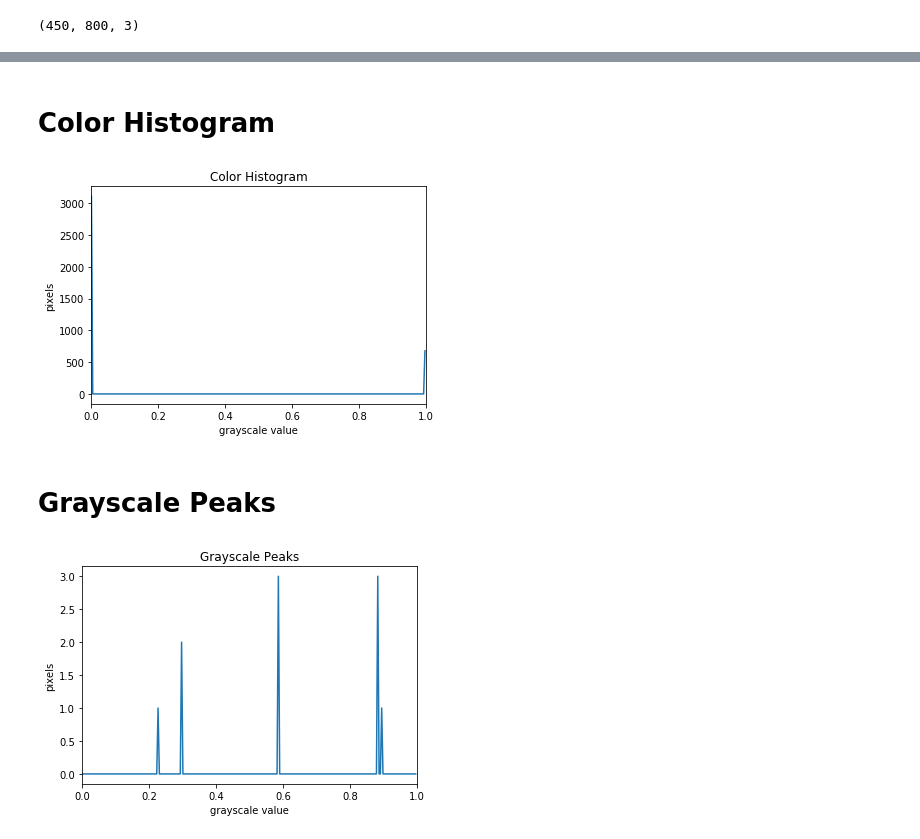
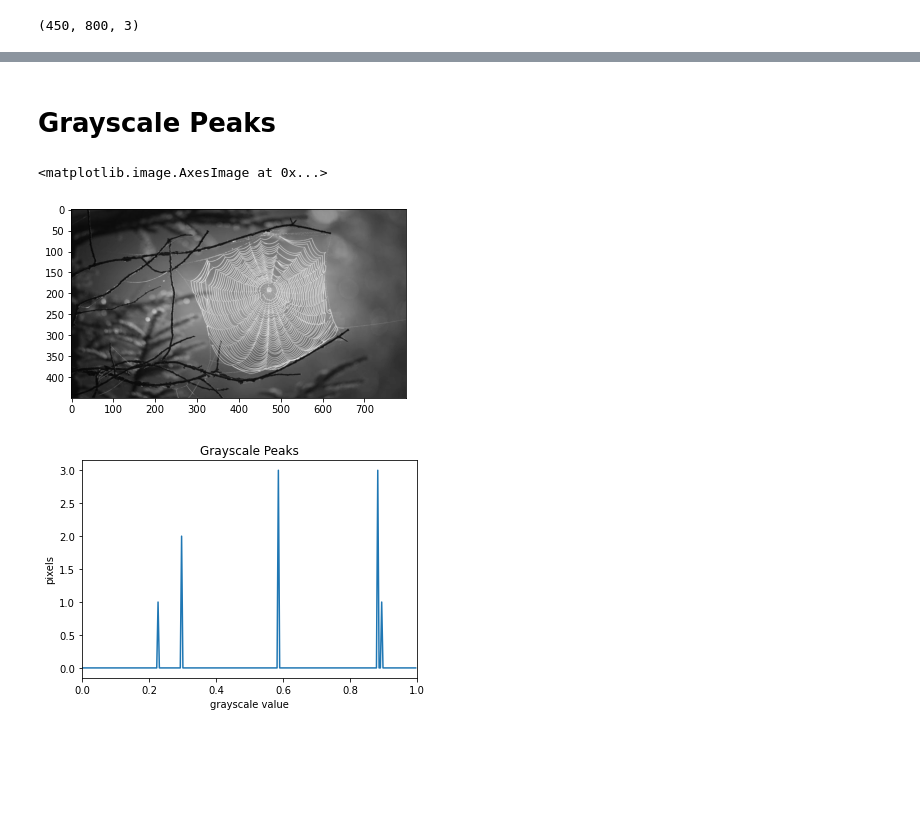
Before and after one commit to adomakor412/ComputerVision, a Jupyter notebook: ComputerVisionBasics/ImageEnhancement_ImageFomation_EdgeDetection.ipynb, the cells around one changed output, grey strips where cells are left out. Saved outputs shown, nothing was run; the diff lists cells and outputs as text; code cells hidden in the pictures; blank space fills up the shorter version.

```diff
--- a/ComputerVisionBasics/ImageEnhancement_ImageFomation_EdgeDetection.ipynb
+++ b/ComputerVisionBasics/ImageEnhancement_ImageFomation_EdgeDetection.ipynb
@@ -88,20 +81,12 @@ def imageEqualize(image,cdf):
-# %% [markdown]
-# Color Histogram
-# %%
-'''configure and draw the histogram figure'''
-
-plt.figure()
-plt.title("Color Histogram")
-plt.xlabel("grayscale value")
-plt.ylabel("pixels")
-plt.xlim([0.0, 1.0])  # <- named arguments do not work here
-histogram, bin_edges = imageHist(C)
-plt.plot(bin_edges[0:-1], histogram)  # <- or here
-plt.show()
-# %% [output]
-[figure, removed]
 # %% [markdown]
 # Grayscale Peaks
+# %%
+grayImage = imageGray(np.copy(C))
+# %%
+plt.imshow(grayImage,cmap='gray')
+# %% [output]
+<matplotlib.image.AxesImage at 0x...>
+[figure, added]
 # %%
 '''configure and draw the histogram figure'''
 
```
Also changed, not shown: parts of 57 cells of this notebook, 8 other files.
